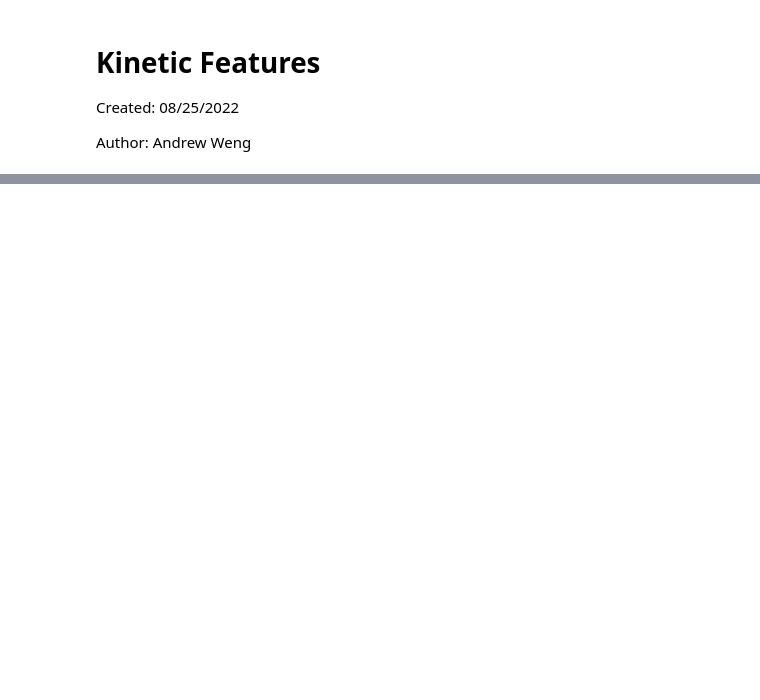
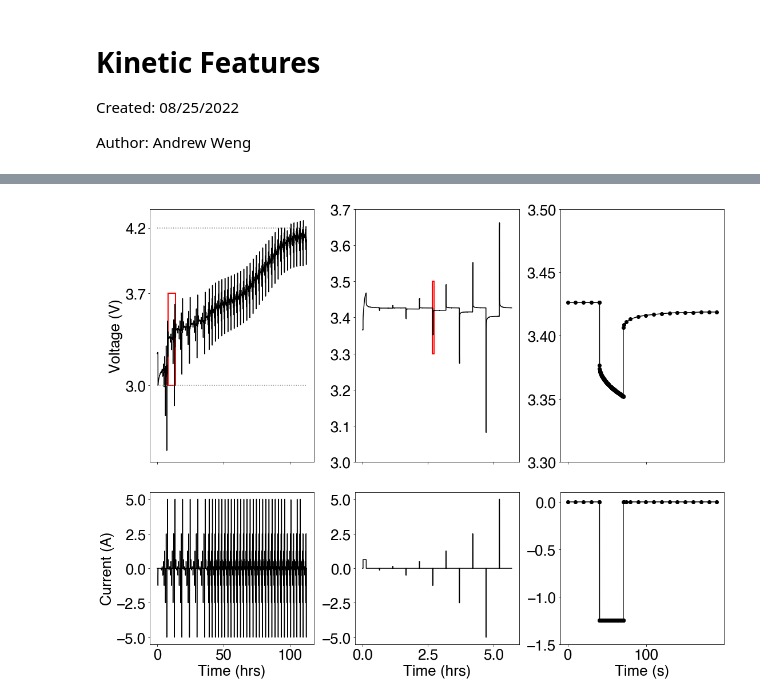
Before and after one commit to wengandrew/fast-formation, a Jupyter notebook: notebooks/2022_08_25_fig_kinetic_features.ipynb, the cells around one changed output, grey strips where cells are left out. Drawn from its saved outputs; the diff is of its cells as text; code cells hidden in the pictures; blank space fills up the shorter version.

```diff
--- a/notebooks/2022_08_25_fig_kinetic_features.ipynb
+++ b/notebooks/2022_08_25_fig_kinetic_features.ipynb
@@ -129,0 +132,100 @@ plt.savefig(f'{output_path}/fig_kinetic_features.png',
+# %%
+# Load the HPPC test with extended range of charge and discharge rates
+hppc_extended_file = 'UMBL2022FEB_CELL152074_HPPC_1_P45C_5P0PSI_20220920_R1.csv'
+hppc_extended_path = paths['data'] + '/2022-08-29-fast-formation-round-2/' + hppc_extended_file
+df_raw = pd.read_csv(hppc_extended_path)
+# %%
+gridspec = dict(wspace=0.25, hspace=0.15,
+                width_ratios=[1, 1, 1], height_ratios=[5, 3])
+
+coords1 = [50000, 50000 + 20500, 3.0, 3.70]
+coords2 = [59600, 59600 + 200,   3.3, 3.50]
+
+fig, axs = plt.subplots(nrows=2, ncols=3,
+                            gridspec_kw=gridspec,
+                            figsize=(22, 14))
+
+x = (df_raw['Test Time (s)'] - df_raw['Test Time (s)'].iloc[0])/3600
+y = df_raw['Potential (V)']
+yy = df_raw['Current (A)']
+
+ax1 = axs[0, 0]
+ax2 = axs[0, 1]
+ax3 = axs[0, 2]
+
+ax4 = axs[1, 0]
+ax5 = axs[1, 1]
+ax6 = axs[1, 2]
+
+# ax1.sharex(ax4)
+# ax2.sharex(ax5)
+# ax3.sharex(ax6)
+
+ax1.plot(x, y, marker='', linestyle='-', color='k')
+ax1.hlines([4.2, 3.0], np.min(x), np.max(x),
+            color=(0.5, 0.5, 0.5), linestyle=':')
+ax1.set_xticklabels([])
+ax1.set_ylabel('Voltage (V)')
+ax1.set_yticks([3.0, 3.7, 4.2])
+ax1.add_patch(Rectangle((coords1[0]/3600, coords1[2]),
+                         (coords1[0] - coords1[1])/3600,
+                         coords1[3] - coords1[2],
+                         edgecolor='red',
+                         facecolor='none',
+                         lw=2))
+
+ax4.plot(x, yy, marker='', linestyle='-', color='k')
+ax4.set_ylabel('Current (A)')
+
+
+x = df_raw['Test Time (s)'] - df_raw['Test Time (s)'].iloc[0]
+y = df_raw['Potential (V)']
+yy = df_raw['Current (A)']
+
+idx = np.where((x > coords1[0]) & (x < coords1[1]))[0]
+
+x = x.iloc[idx]/3600
+y = y.iloc[idx]
+yy = yy.iloc[idx]
+
+ax2.plot(x - x.iloc[0], y, marker='', linestyle='-', color='k')
+ax2.set_xticklabels([])
+ax2.set_ylim((coords1[2], coords1[3]))
+ax2.add_patch(Rectangle(((coords2[0] - coords1[0])/3600, coords2[2]),
+                         (coords2[1] - coords2[0])/3600,
+                         coords2[3] - coords2[2],
+                         edgecolor='red',
+                         facecolor='none',
+                         lw=2))
+
+ax5.plot(x - x.iloc[0], yy, color='k')
+
+
+x = df_raw['Test Time (s)'] - df_raw['Test Time (s)'].iloc[0]
+y = df_raw['Potential (V)']
+yy = df_raw['Current (A)']
+
+idx = np.where((x > coords2[0]) & (x < coords2[1]))[0]
+x = x.iloc[idx]
+y = y.iloc[idx]
+yy = yy.iloc[idx]
+
+ax3.plot(x - x.iloc[0], y, marker='o', linestyle='-', color='k')
+ax3.set_xticklabels([])
+ax3.set_ylim((coords2[2], coords2[3]))
+
+ax6.plot(x - x.iloc[0], yy, color='k', marker='o', linestyle='-')
+
+ax4.set_xlabel('Time (hrs)')
+ax5.set_xlabel('Time (hrs)')
+ax6.set_xlabel('Time (s)')
+ax6.set_ylim((-1.5, 0.1))
+
+for ax in axs.flatten():
+    ax.grid(False)
+
+
+plt.savefig(f'{output_path}/fig_kinetic_features.png',
+            dpi=300, bbox_inches='tight')
+# %% [output]
+[figure, added]
```
Also changed, not shown: parts of 2 cells of this notebook, 1 other file.
